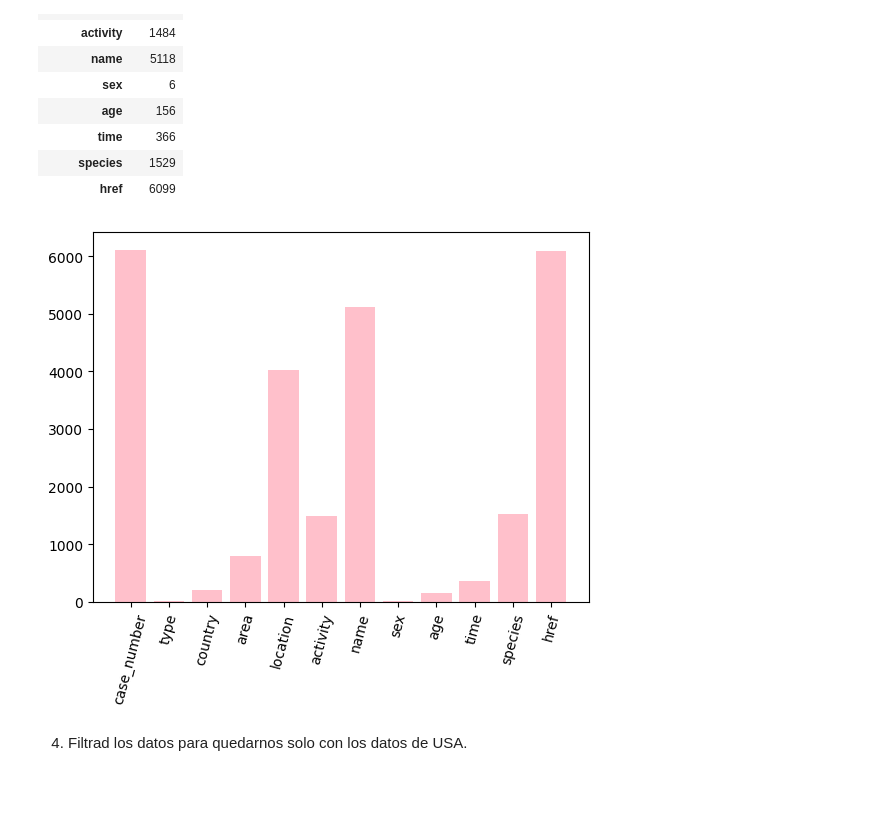
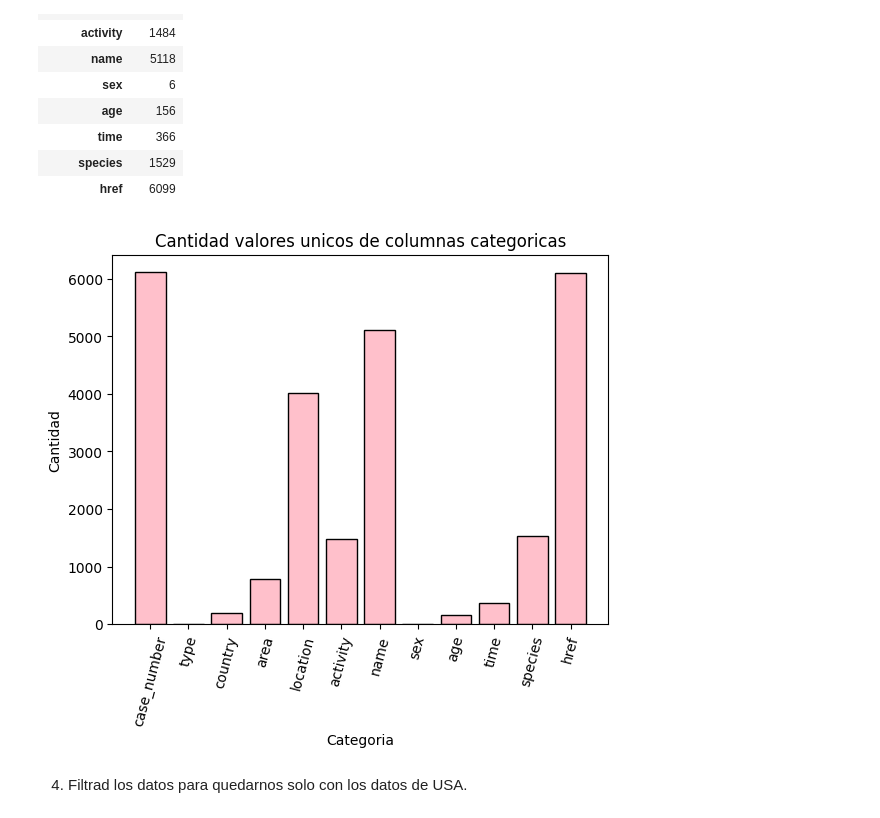
Before and after one commit to Adalab/DA_PromoC_Modulo2_Sprint1_Ana-Anahi, a Jupyter notebook: Visualizacion/pp-visualizacion-1.ipynb, the cells around one changed output. Drawn from its saved outputs; the diff is of its cells as text; code cells hidden in the pictures; blank space fills up the shorter version.

```diff
--- a/Visualizacion/pp-visualizacion-1.ipynb
+++ b/Visualizacion/pp-visualizacion-1.ipynb
@@ -127,16 +118,20 @@ valores_unicos
 # %%
 x= valores_unicos.index
 y = valores_unicos['unique']
 
 plt.figure()
 
-plt.bar(x, y, color='pink')
+plt.bar(x, y, color='pink', edgecolor= 'black')
 plt.xticks(rotation= 75)
+
+plt.title('Cantidad valores unicos de columnas categoricas')
+plt.ylabel('Cantidad')
+plt.xlabel('Categoria')
 
 
 plt.show();
 # %% [output]
-[figure, old version]
+[figure, new version]
 # %% [markdown]
 4. Filtrad los datos para quedarnos solo con los datos de USA.
 # %%
```
Also changed, not shown: parts of 9 cells of this notebook.
